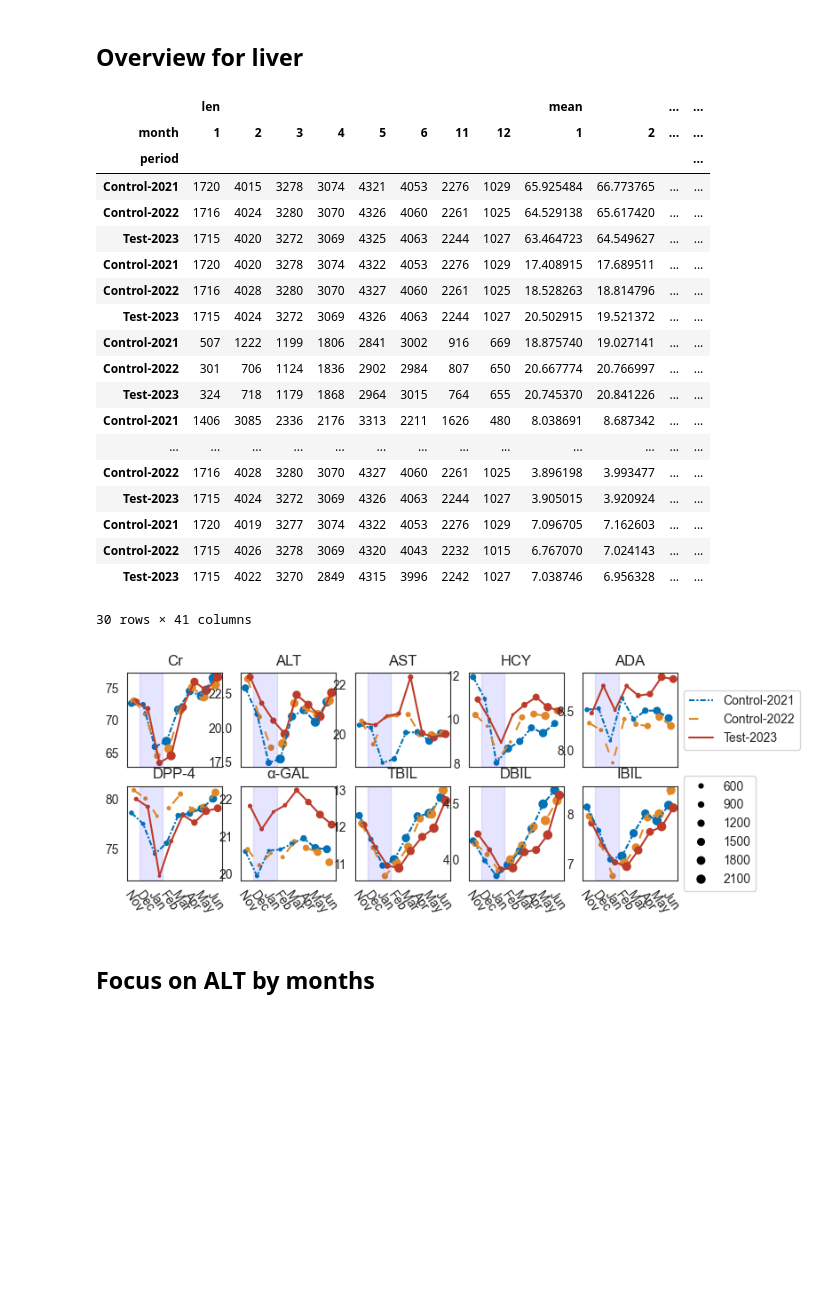
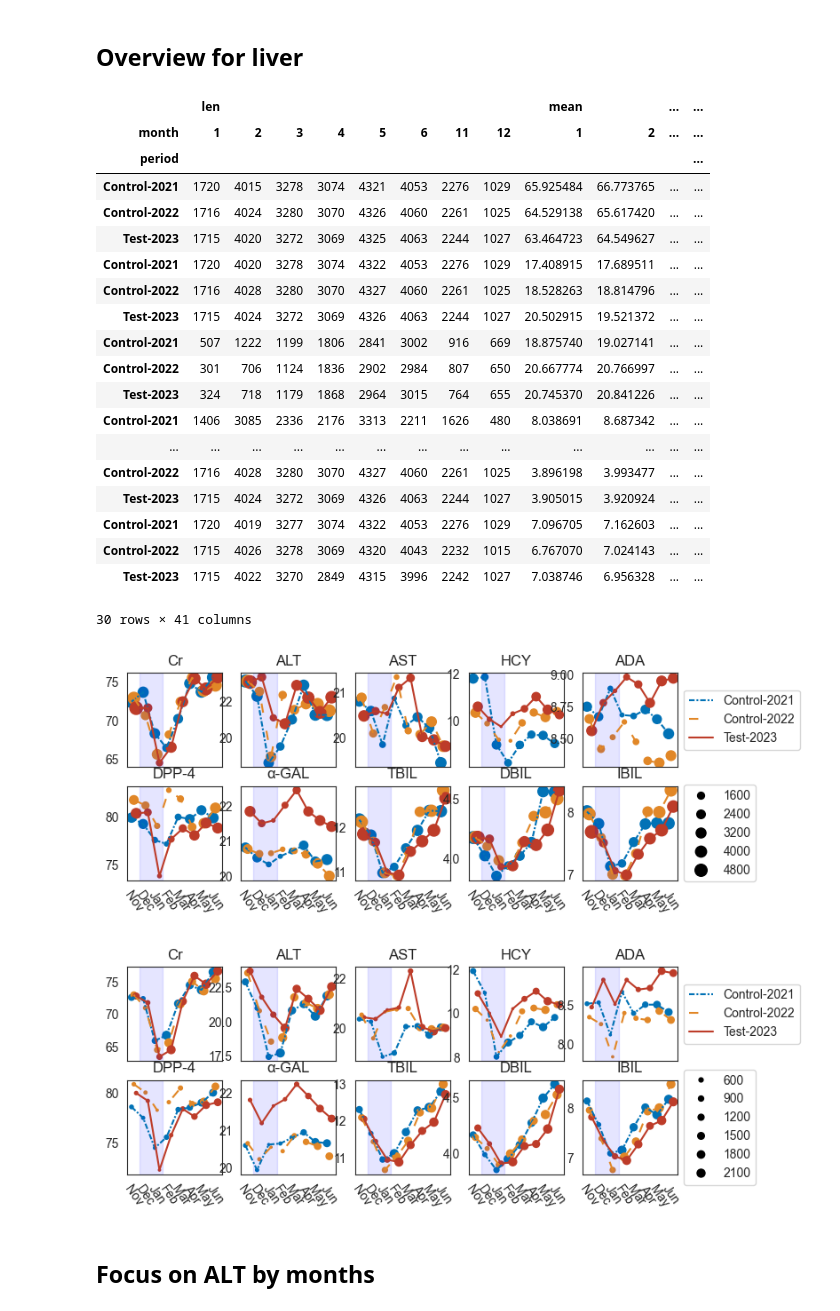
Before and after one commit to huboqiang/healthman, a Jupyter notebook: Figure4_liver.ipynb, the cells around one changed output. Cells and saved outputs as stored; diff of their text form; code cells hidden in the pictures; blank space fills up the shorter version.

```diff
--- a/Figure4_liver.ipynb
+++ b/Figure4_liver.ipynb
@@ -30,34 +30,39 @@ l_tags = [
     "v1940", "v1925", "v0015", "v0016", "v0027"
 ]
 
 l_months = [11,12,1,2,3,4,5,6]
+
 plt_scatter = Scatter(n_cols=5, figsize=(8,8), n_rows=5, rename_dict=rename_dict)
+fig, df_res = plt_scatter.plot_scatter(df_table1plus, l_tags, order=l_months)
+fig.savefig(f"{workdir}/Figure4_A-all.pdf")
 
+plt_scatter = Scatter(n_cols=5, figsize=(8,8), n_rows=5, rename_dict=rename_dict)
 fig, df_res = plt_scatter.plot_scatter(df_table1plus_3p_revMM, l_tags, order=l_months)
 fig.savefig(f"{workdir}/Figure4_A.pdf")
 df_res
 # %% [output]
 |  | len |  |  |  |  |  |  |  | mean |  | ... | ... |
 | month | 1 | 2 | 3 | 4 | 5 | 6 | 11 | 12 | 1 | 2 | ... | ... |
 | period |  |  |  |  |  |  |  |  |  |  |  | ... |
 | Control-2021 | 1720 | 4015 | 3278 | 3074 | 4321 | 4053 | 2276 | 1029 | 65.925484 | 66.773765 | ... | ... |
 | Control-2022 | 1716 | 4024 | 3280 | 3070 | 4326 | 4060 | 2261 | 1025 | 64.529138 | 65.617420 | ... | ... |
 | Test-2023 | 1715 | 4020 | 3272 | 3069 | 4325 | 4063 | 2244 | 1027 | 63.464723 | 64.549627 | ... | ... |
 | Control-2021 | 1720 | 4020 | 3278 | 3074 | 4322 | 4053 | 2276 | 1029 | 17.408915 | 17.689511 | ... | ... |
 | Control-2022 | 1716 | 4028 | 3280 | 3070 | 4327 | 4060 | 2261 | 1025 | 18.528263 | 18.814796 | ... | ... |
 | Test-2023 | 1715 | 4024 | 3272 | 3069 | 4326 | 4063 | 2244 | 1027 | 20.502915 | 19.521372 | ... | ... |
 | Control-2021 | 507 | 1222 | 1199 | 1806 | 2841 | 3002 | 916 | 669 | 18.875740 | 19.027141 | ... | ... |
 | Control-2022 | 301 | 706 | 1124 | 1836 | 2902 | 2984 | 807 | 650 | 20.667774 | 20.766997 | ... | ... |
 | Test-2023 | 324 | 718 | 1179 | 1868 | 2964 | 3015 | 764 | 655 | 20.745370 | 20.841226 | ... | ... |
 | Control-2021 | 1406 | 3085 | 2336 | 2176 | 3313 | 2211 | 1626 | 480 | 8.038691 | 8.687342 | ... | ... |
 | ... | ... | ... | ... | ... | ... | ... | ... | ... | ... | ... | ... | ... |
 | Control-2022 | 1716 | 4028 | 3280 | 3070 | 4327 | 4060 | 2261 | 1025 | 3.896198 | 3.993477 | ... | ... |
 | Test-2023 | 1715 | 4024 | 3272 | 3069 | 4326 | 4063 | 2244 | 1027 | 3.905015 | 3.920924 | ... | ... |
 | Control-2021 | 1720 | 4019 | 3277 | 3074 | 4322 | 4053 | 2276 | 1029 | 7.096705 | 7.162603 | ... | ... |
 | Control-2022 | 1715 | 4026 | 3278 | 3069 | 4320 | 4043 | 2232 | 1015 | 6.767070 | 7.024143 | ... | ... |
 | Test-2023 | 1715 | 4022 | 3270 | 2849 | 4315 | 3996 | 2242 | 1027 | 7.038746 | 6.956328 | ... | ... |
 30 rows × 41 columns
-[figure, old version]
+[figure, new version]
+[figure, added]
 # %% [markdown]
 ## Focus on ALT by months
 # %%
```
Also changed, not shown: parts of 2 cells of this notebook, 7 other files.
